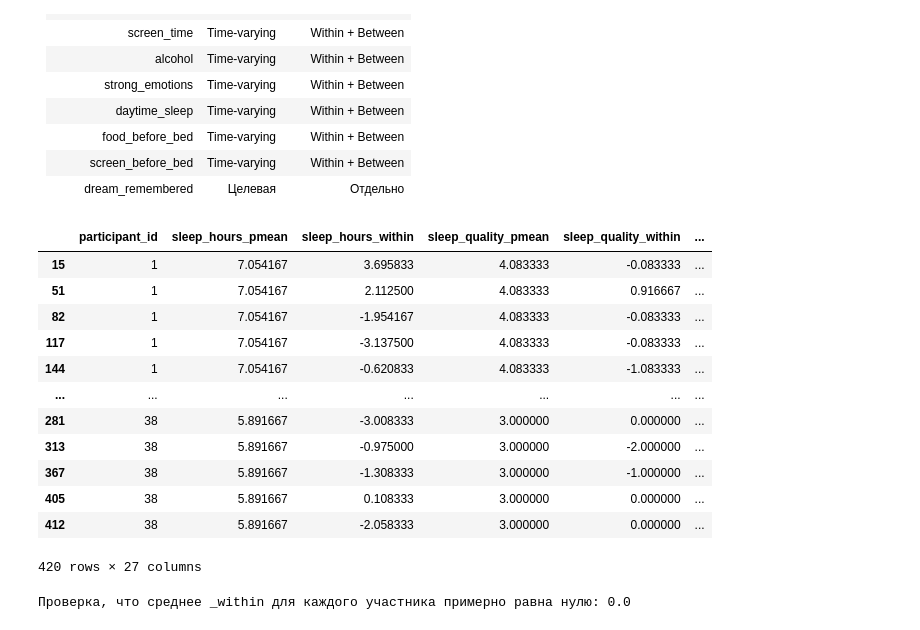
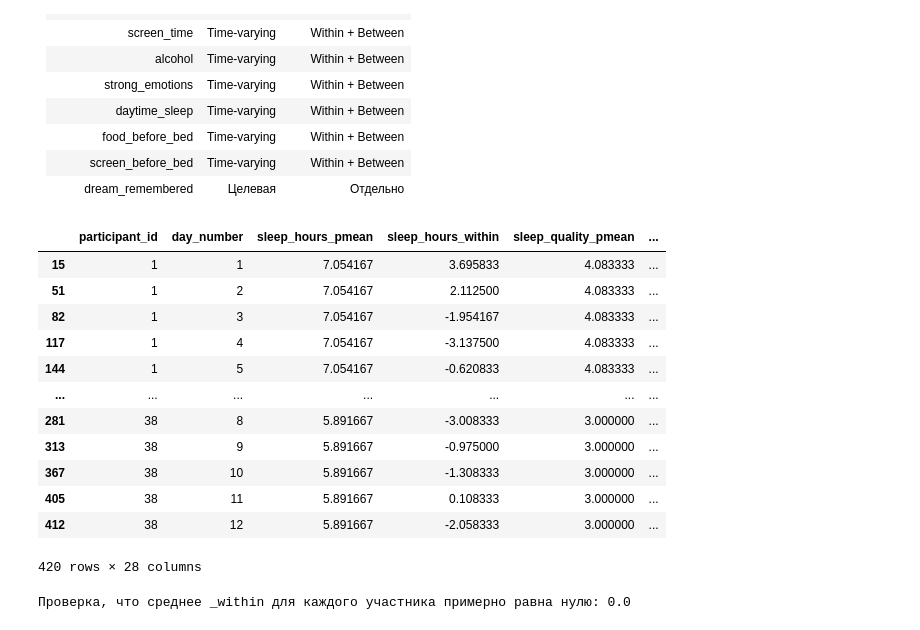
Before and after one commit to EnemyOfDeath7/dream-project, a Jupyter notebook: dream.ipynb, the cells around one changed output. Drawn from its saved outputs; the diff is of its cells as text; code cells hidden in the pictures.

```diff
--- a/dream.ipynb
+++ b/dream.ipynb
@@ -825,41 +825,41 @@ df = df.groupby(by="participant_id").filter(lambda x: len(x) > 1)
 # %%
 time_varying_cols = [
     "sleep_hours",
     "sleep_quality",
     "awakenings",
     "amount_of_coffee",
     "amount_of_coffee_after16",
     "stress_level",
     "hours_of_physical_activity",
     "screen_time",
     "alcohol",
     "strong_emotions",
     "daytime_sleep",
     "food_before_bed",
     "screen_before_bed"
 ]
 
-between_within = pd.DataFrame(df["participant_id"])
+between_within = pd.DataFrame(df[["participant_id", "day_number"]])
 
 for i in time_varying_cols:
     between_within[f"{i}_pmean"] = df.groupby(by="participant_id")[i].transform("mean")
     between_within[f"{i}_within"] = df[i] - between_within[f"{i}_pmean"]
 
 between_within
 # %% [output]
-|  | participant_id | sleep_hours_pmean | sleep_hours_within | sleep_quality_pmean | sleep_quality_within | ... |
-| 15 | 1 | 7.054167 | 3.695833 | 4.083333 | -0.083333 | ... |
-| 51 | 1 | 7.054167 | 2.112500 | 4.083333 | 0.916667 | ... |
-| 82 | 1 | 7.054167 | -1.954167 | 4.083333 | -0.083333 | ... |
-| 117 | 1 | 7.054167 | -3.137500 | 4.083333 | -0.083333 | ... |
-| 144 | 1 | 7.054167 | -0.620833 | 4.083333 | -1.083333 | ... |
+|  | participant_id | day_number | sleep_hours_pmean | sleep_hours_within | sleep_quality_pmean | ... |
+| 15 | 1 | 1 | 7.054167 | 3.695833 | 4.083333 | ... |
+| 51 | 1 | 2 | 7.054167 | 2.112500 | 4.083333 | ... |
+| 82 | 1 | 3 | 7.054167 | -1.954167 | 4.083333 | ... |
+| 117 | 1 | 4 | 7.054167 | -3.137500 | 4.083333 | ... |
+| 144 | 1 | 5 | 7.054167 | -0.620833 | 4.083333 | ... |
 | ... | ... | ... | ... | ... | ... | ... |
-| 281 | 38 | 5.891667 | -3.008333 | 3.000000 | 0.000000 | ... |
-| 313 | 38 | 5.891667 | -0.975000 | 3.000000 | -2.000000 | ... |
-| 367 | 38 | 5.891667 | -1.308333 | 3.000000 | -1.000000 | ... |
-| 405 | 38 | 5.891667 | 0.108333 | 3.000000 | 0.000000 | ... |
-| 412 | 38 | 5.891667 | -2.058333 | 3.000000 | 0.000000 | ... |
+| 281 | 38 | 8 | 5.891667 | -3.008333 | 3.000000 | ... |
+| 313 | 38 | 9 | 5.891667 | -0.975000 | 3.000000 | ... |
+| 367 | 38 | 10 | 5.891667 | -1.308333 | 3.000000 | ... |
+| 405 | 38 | 11 | 5.891667 | 0.108333 | 3.000000 | ... |
+| 412 | 38 | 12 | 5.891667 | -2.058333 | 3.000000 | ... |
-420 rows × 27 columns
+420 rows × 28 columns
 # %%
 print(f"Проверка, что среднее _within для каждого участника примерно равна нулю: {between_within.groupby("participant_id")["sleep_hours_within"].mean().sum().round(1)}")
 # %% [output]
```
Also changed, not shown: parts of 13 cells of this notebook.
